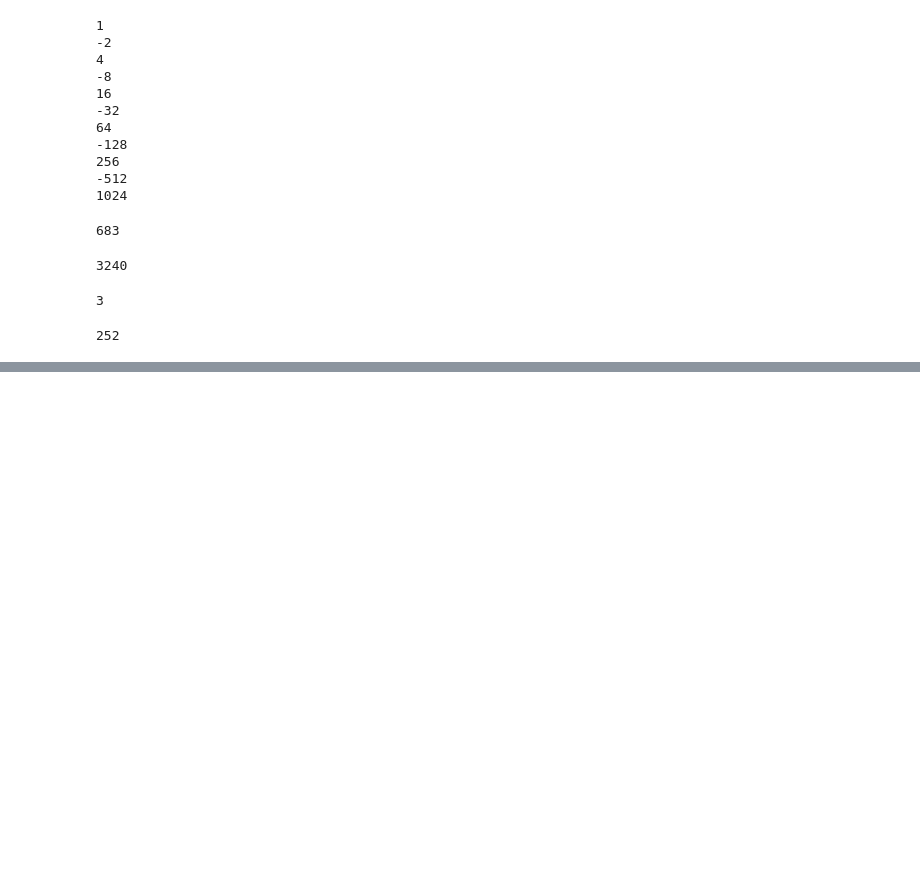
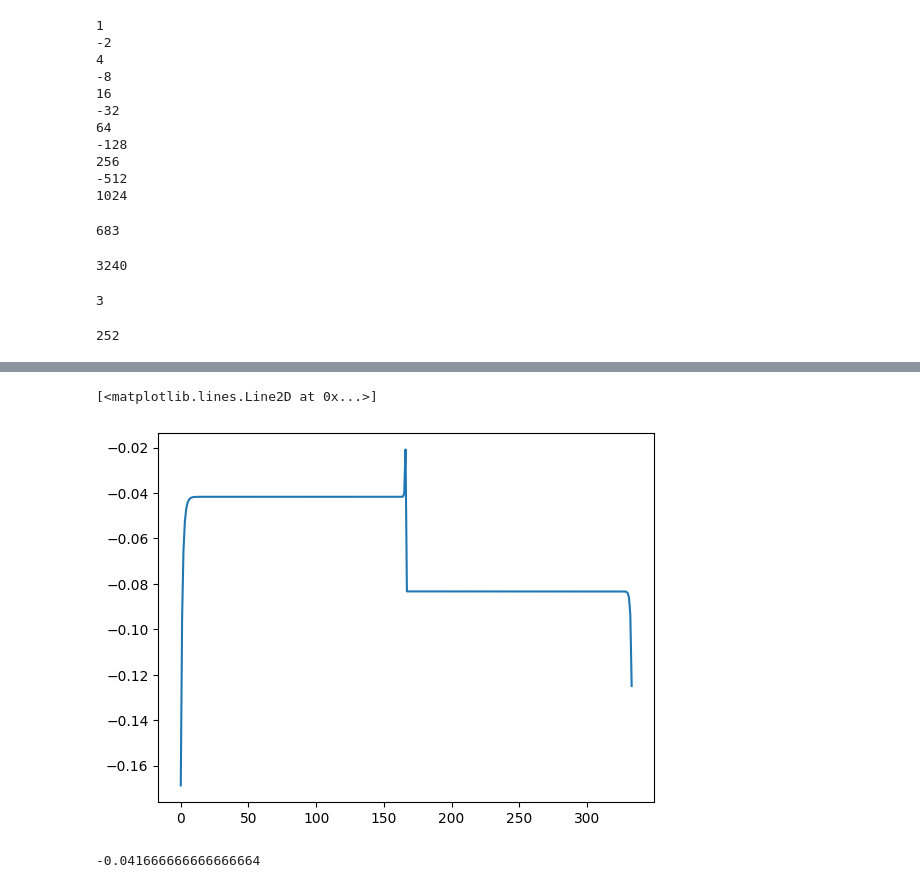
Before and after one commit to jacobrak/diktomiska, a Jupyter notebook: diktomiska.ipynb, the cells around one changed output, grey strips where cells are left out. Drawn from its saved outputs; the diff is of its cells as text; code cells hidden in the pictures; blank space fills up the shorter version.

```diff
--- a/diktomiska.ipynb
+++ b/diktomiska.ipynb
@@ -88,0 +124,21 @@ summa()
+# %%
+import mpmath as mp
+
+mp.mp.dps = 200   # precision i antal decimaler
+
+def my_limit(x):
+    denom = mp.log(1 + x)
+    if denom == 0:
+        return None
+    return (mp.cos(x) - 1 + ((x/2) * mp.sin(x))) / (denom**4)
+
+ans = []
+start_num = mp.mpf('1.0')
+
+for _ in range(1000):
+    val = my_limit(start_num)
+    if val is None:
+        break
+    ans.append(val)
+    print(start_num, "  ->  ", val)
+    start_num /= 2
@@ -88,0 +163,13 @@ summa()
+# %%
+y = []
+for i in range(len(ans) - 1):
+    if abs(ans[i]) < 10:
+        y.append(ans[i])
+plt.plot(y)
+# %% [output]
+[<matplotlib.lines.Line2D at 0x...>]
+[figure, added]
+# %%
+-1/24
+# %% [output]
+-0.041666666666666664
```
Also changed, not shown: parts of 5 cells of this notebook.
